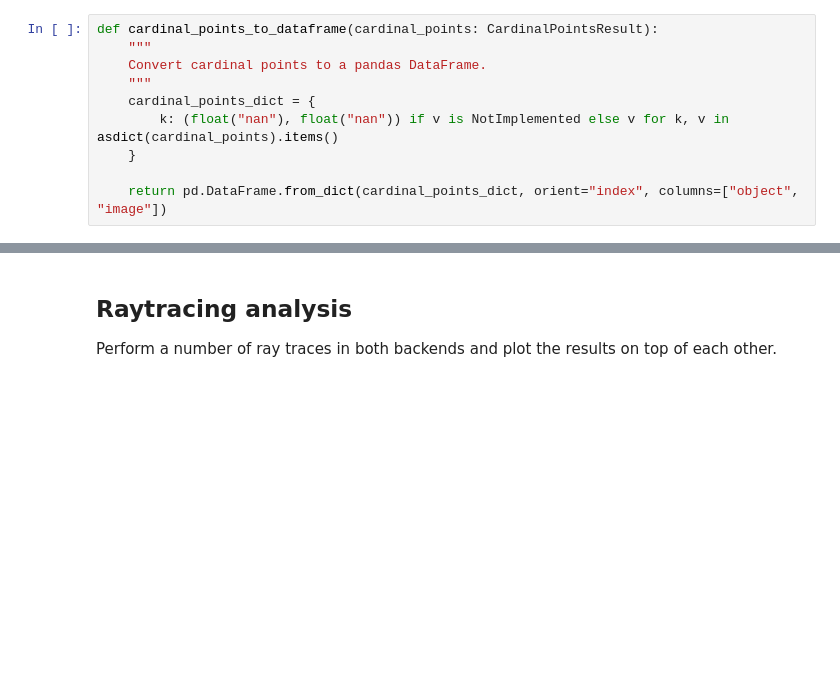
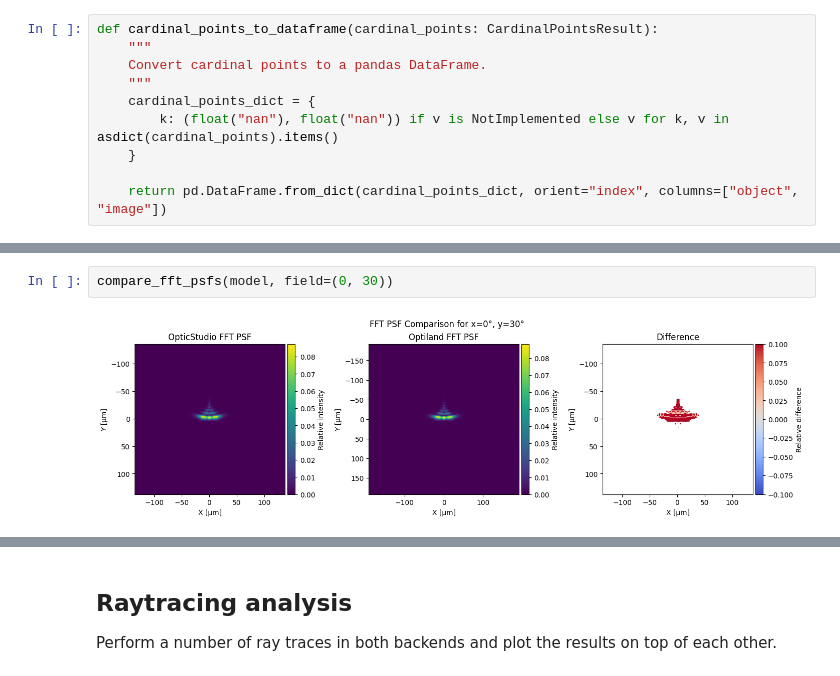
Before and after one commit to MREYE-LUMC/visisipy, a Jupyter notebook: docs/examples/Backend comparison/backend_comparison.ipynb, the cells around one changed output, grey strips where cells are left out. Cells and saved outputs as stored; diff of their text form; blank space fills up the shorter version.

```diff
--- a/docs/examples/Backend comparison/backend_comparison.ipynb
+++ b/docs/examples/Backend comparison/backend_comparison.ipynb
@@ -85,0 +157,4 @@ cardinal_points_comparison
+# %%
+compare_fft_psfs(model, field=(0, 30))
+# %% [output]
+[figure, added]
```
Also changed, not shown: parts of 6 cells of this notebook, 13 other files.
